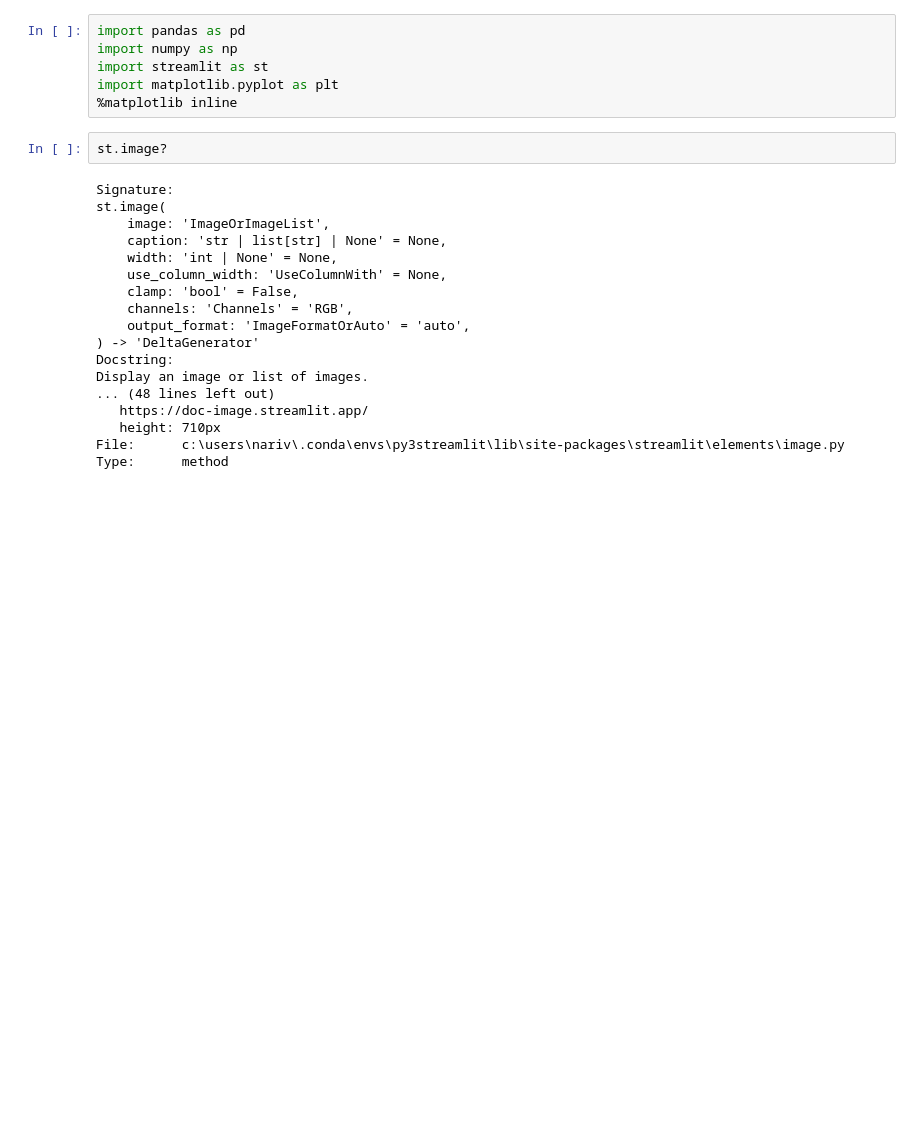
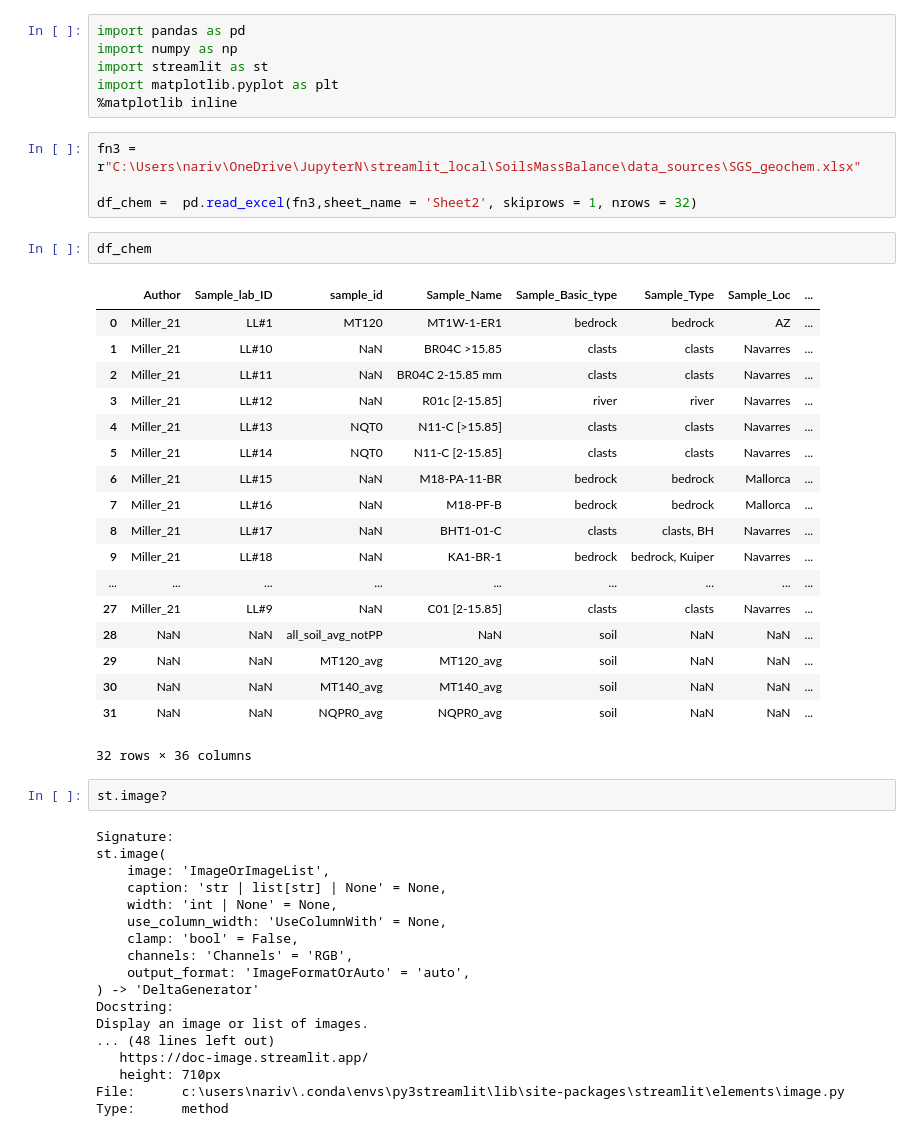
Before and after one commit to narvhal/SoilsMassBalance, a Jupyter notebook: Untitled.ipynb, the cells around one changed output. Saved outputs shown, nothing was run; the diff lists cells and outputs as text; blank space fills up the shorter version.

```diff
--- a/Untitled.ipynb
+++ b/Untitled.ipynb
@@ -4,6 +4,31 @@ import numpy as np
 import streamlit as st
 import matplotlib.pyplot as plt
 %matplotlib inline
+# %%
+fn3 = r"C:\Users\nariv\OneDrive\JupyterN\streamlit_local\SoilsMassBalance\data_sources\SGS_geochem.xlsx"
+
+df_chem =  pd.read_excel(fn3,sheet_name = 'Sheet2', skiprows = 1, nrows = 32)
+# %%
+df_chem
+# %% [output]
+|  | Author | Sample_lab_ID | sample_id | Sample_Name | Sample_Basic_type | Sample_Type | Sample_Loc | ... |
+| 0 | Miller_21 | LL#1 | MT120 | MT1W-1-ER1 | bedrock | bedrock | AZ | ... |
+| 1 | Miller_21 | LL#10 | NaN | BR04C >15.85 | clasts | clasts | Navarres | ... |
+| 2 | Miller_21 | LL#11 | NaN | BR04C 2-15.85 mm | clasts | clasts | Navarres | ... |
+| 3 | Miller_21 | LL#12 | NaN | R01c [2-15.85] | river | river | Navarres | ... |
+| 4 | Miller_21 | LL#13 | NQT0 | N11-C [>15.85] | clasts | clasts | Navarres | ... |
+| 5 | Miller_21 | LL#14 | NQT0 | N11-C [2-15.85] | clasts | clasts | Navarres | ... |
+| 6 | Miller_21 | LL#15 | NaN | M18-PA-11-BR | bedrock | bedrock | Mallorca | ... |
+| 7 | Miller_21 | LL#16 | NaN | M18-PF-B | bedrock | bedrock | Mallorca | ... |
+| 8 | Miller_21 | LL#17 | NaN | BHT1-01-C | clasts | clasts, BH | Navarres | ... |
+| 9 | Miller_21 | LL#18 | NaN | KA1-BR-1 | bedrock | bedrock, Kuiper | Navarres | ... |
+| ... | ... | ... | ... | ... | ... | ... | ... | ... |
+| 27 | Miller_21 | LL#9 | NaN | C01 [2-15.85] | clasts | clasts | Navarres | ... |
+| 28 | NaN | NaN | all_soil_avg_notPP | NaN | soil | NaN | NaN | ... |
+| 29 | NaN | NaN | MT120_avg | MT120_avg | soil | NaN | NaN | ... |
+| 30 | NaN | NaN | MT140_avg | MT140_avg | soil | NaN | NaN | ... |
+| 31 | NaN | NaN | NQPR0_avg | NQPR0_avg | soil | NaN | NaN | ... |
+32 rows × 36 columns
 # %%
 st.image?
 # %% [output]
```
Also changed, not shown: 4 other files.
